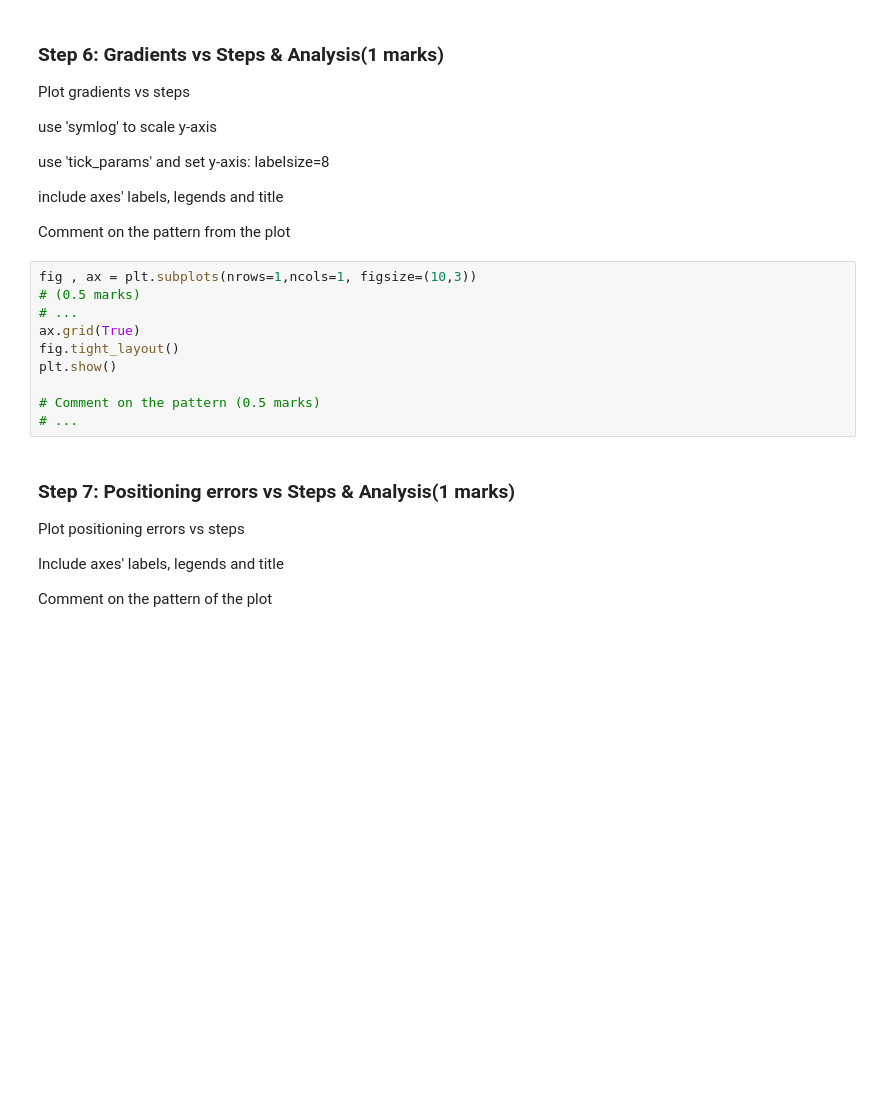
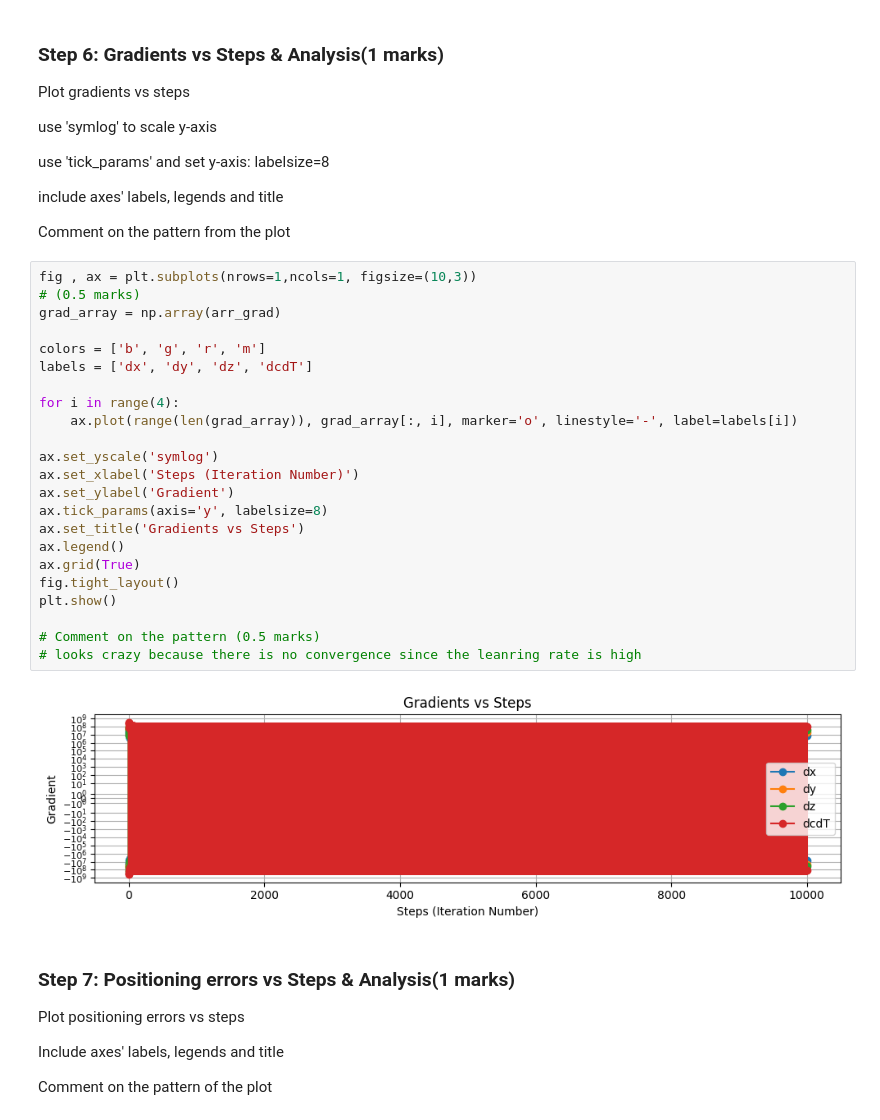
Before and after one commit to GlenaHussein/ENGG680_2025_Fall, a Jupyter notebook: Lab Assignment 2/Assignment2_upload.ipynb, the cells around one changed output. Cells and saved outputs as stored; diff of their text form; blank space fills up the shorter version.

```diff
--- a/Lab Assignment 2/Assignment2_upload.ipynb
+++ b/Lab Assignment 2/Assignment2_upload.ipynb
@@ -525,16 +663,31 @@ use 'tick_params' and set y-axis: labelsize=8
 include axes' labels, legends and title
 
 Comment on the pattern from the plot
-# %%
-fig , ax = plt.subplots(nrows=1,ncols=1, figsize=(10,3))
-# (0.5 marks)
-# ...
-ax.grid(True)
-fig.tight_layout()
-plt.show()
-
-# Comment on the pattern (0.5 marks)
-# ...
+# %%
+fig , ax = plt.subplots(nrows=1,ncols=1, figsize=(10,3))
+# (0.5 marks)
+grad_array = np.array(arr_grad)
+
+colors = ['b', 'g', 'r', 'm']
+labels = ['dx', 'dy', 'dz', 'dcdT']
+
+for i in range(4):
+    ax.plot(range(len(grad_array)), grad_array[:, i], marker='o', linestyle='-', label=labels[i])
+
+ax.set_yscale('symlog')
+ax.set_xlabel('Steps (Iteration Number)')
+ax.set_ylabel('Gradient')
+ax.tick_params(axis='y', labelsize=8)
+ax.set_title('Gradients vs Steps')
+ax.legend()
+ax.grid(True)
+fig.tight_layout()
+plt.show()
+
+# Comment on the pattern (0.5 marks)
+# looks crazy because there is no convergence since the leanring rate is high
+# %% [output]
+[figure, added]
 # %% [markdown]
 ### Step 7: Positioning errors vs Steps & Analysis(1 marks)
 Plot positioning errors vs steps
```
Also changed, not shown: parts of 23 cells of this notebook.
